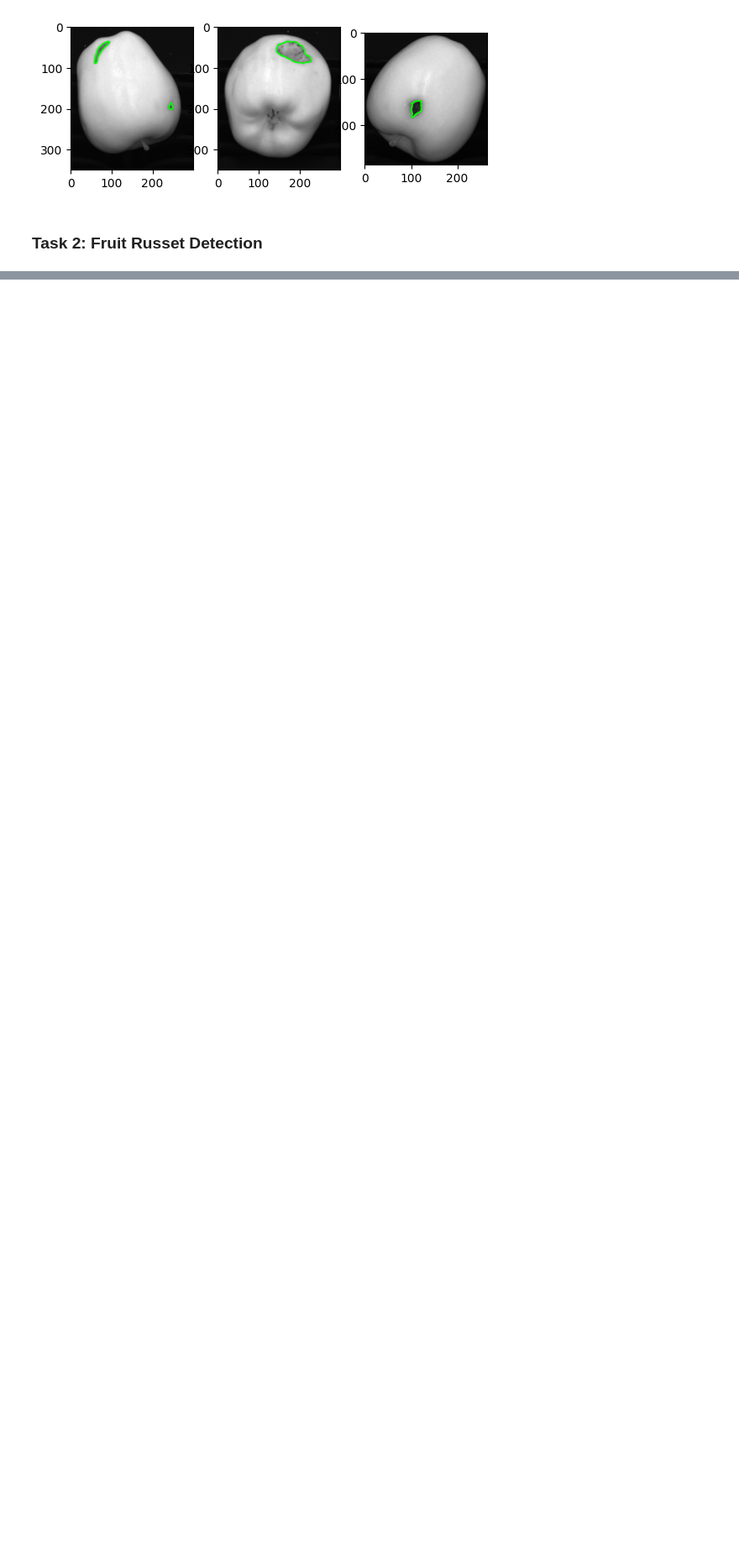
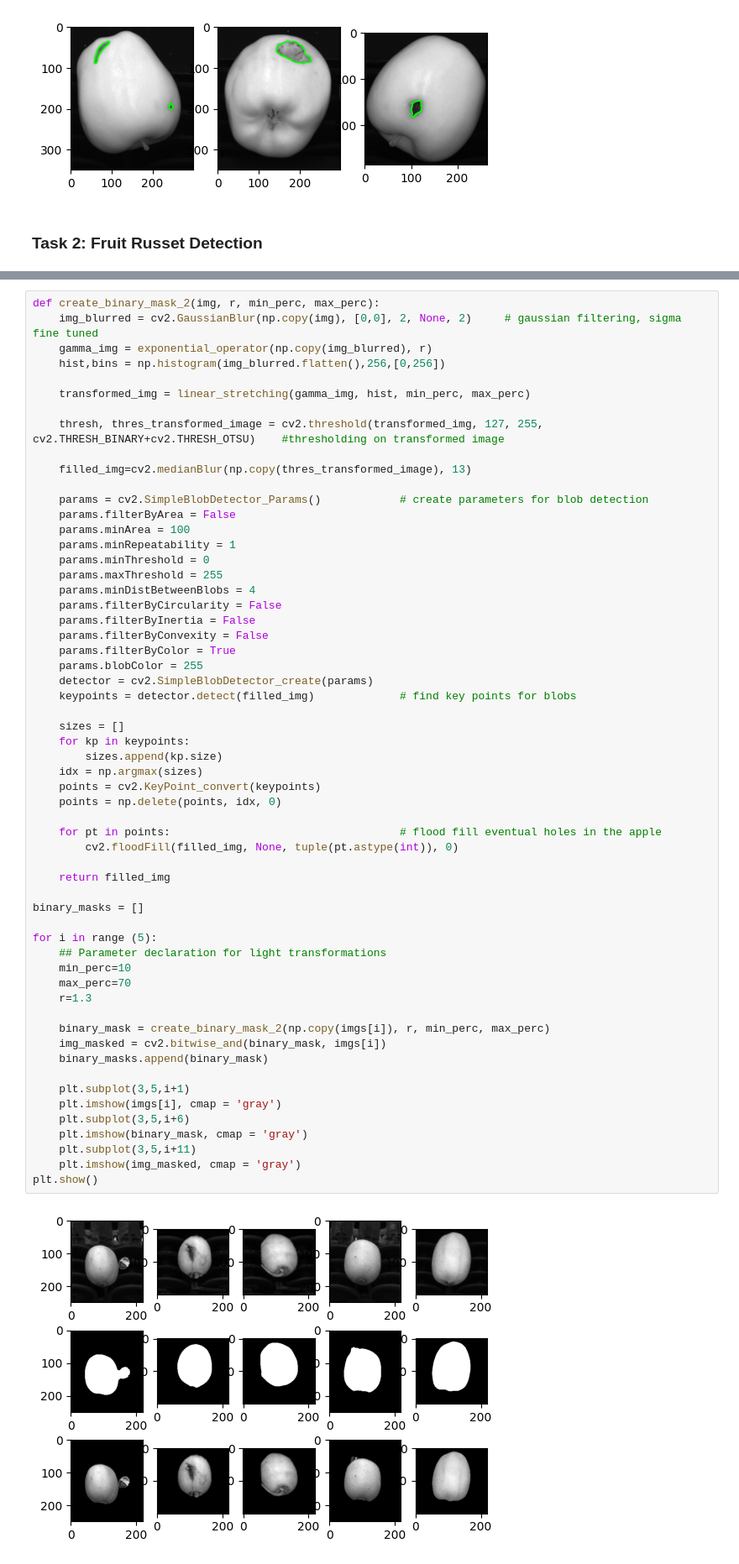
Before and after one commit to MirkoLegnini/Computer-Vision, a Jupyter notebook: Computer_Vision_Project.ipynb, the cells around one changed output, grey strips where cells are left out. Shown at 84% size. Drawn from its saved outputs; the diff is of its cells as text; blank space fills up the shorter version.

```diff
--- a/Computer_Vision_Project.ipynb
+++ b/Computer_Vision_Project.ipynb
@@ -201,0 +279,60 @@ plt.show()
+# %%
+def create_binary_mask_2(img, r, min_perc, max_perc):
+    img_blurred = cv2.GaussianBlur(np.copy(img), [0,0], 2, None, 2)     # gaussian filtering, sigma fine tuned
+    gamma_img = exponential_operator(np.copy(img_blurred), r)
+    hist,bins = np.histogram(img_blurred.flatten(),256,[0,256])
+
+    transformed_img = linear_stretching(gamma_img, hist, min_perc, max_perc)
+
+    thresh, thres_transformed_image = cv2.threshold(transformed_img, 127, 255, cv2.THRESH_BINARY+cv2.THRESH_OTSU)    #thresholding on transformed image
+
+    filled_img=cv2.medianBlur(np.copy(thres_transformed_image), 13)
+
+    params = cv2.SimpleBlobDetector_Params()            # create parameters for blob detection
+    params.filterByArea = False
+    params.minArea = 100
+    params.minRepeatability = 1
+    params.minThreshold = 0
+    params.maxThreshold = 255
+    params.minDistBetweenBlobs = 4
+    params.filterByCircularity = False
+    params.filterByInertia = False
+    params.filterByConvexity = False
+    params.filterByColor = True
+    params.blobColor = 255
+    detector = cv2.SimpleBlobDetector_create(params)
+    keypoints = detector.detect(filled_img)             # find key points for blobs
+
+    sizes = []
+    for kp in keypoints:
+        sizes.append(kp.size)
+    idx = np.argmax(sizes)
+    points = cv2.KeyPoint_convert(keypoints)
+    points = np.delete(points, idx, 0)
+
+    for pt in points:                                   # flood fill eventual holes in the apple
+        cv2.floodFill(filled_img, None, tuple(pt.astype(int)), 0)
+
+    return filled_img
+
+binary_masks = []
+
+for i in range (5):
+    ## Parameter declaration for light transformations
+    min_perc=10
+    max_perc=70
+    r=1.3
+
+    binary_mask = create_binary_mask_2(np.copy(imgs[i]), r, min_perc, max_perc)
+    img_masked = cv2.bitwise_and(binary_mask, imgs[i])
+    binary_masks.append(binary_mask)
+
+    plt.subplot(3,5,i+1)
+    plt.imshow(imgs[i], cmap = 'gray')
+    plt.subplot(3,5,i+6)
+    plt.imshow(binary_mask, cmap = 'gray')
+    plt.subplot(3,5,i+11)
+    plt.imshow(img_masked, cmap = 'gray')
+plt.show()
+# %% [output]
+[figure, added]
```
Also changed, not shown: parts of 19 cells of this notebook, 3 other files.
